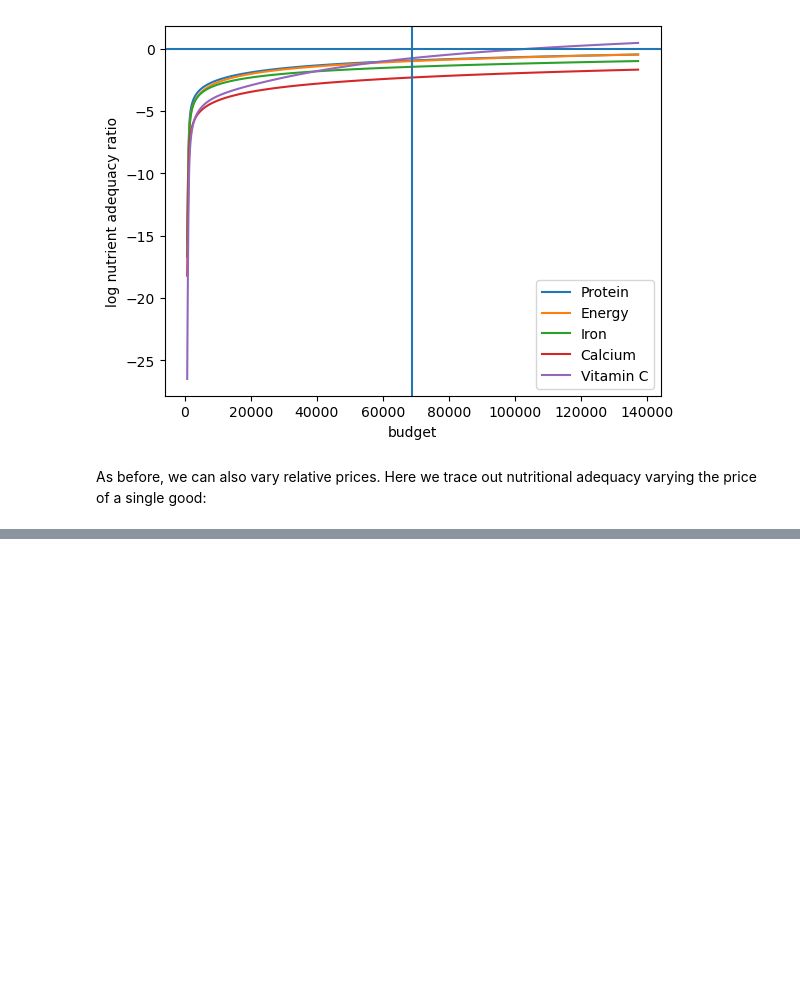
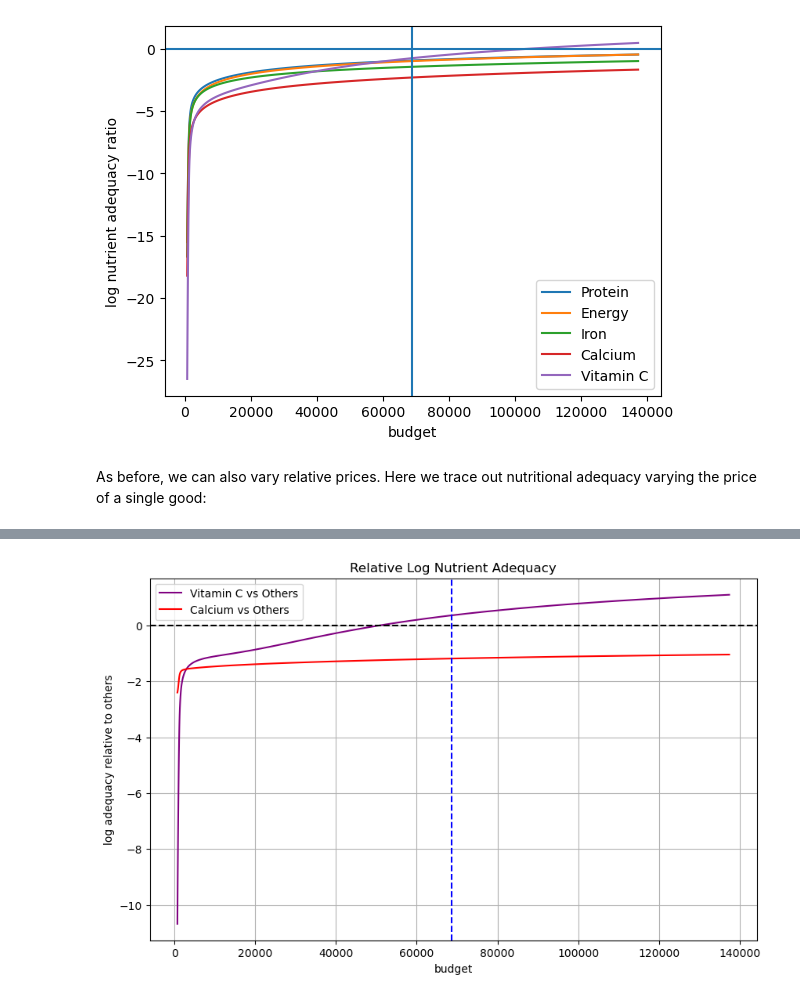
Before and after one commit to ploynapasorn/EEP153_project4, a Jupyter notebook: example_nutrition (3).ipynb, the cells around one changed output, grey strips where cells are left out. Cells and saved outputs as stored; diff of their text form; code cells hidden in the pictures; blank space fills up the shorter version.

Commit message:
relative adequacy graph

```diff
--- a/example_nutrition (3).ipynb
+++ b/example_nutrition (3).ipynb
@@ -512,0 +487,35 @@ Text(0.5, 0, 'log nutrient adequacy ratio')
+# %%
+X = np.geomspace(.01 * xref, 2 * xref, 100)
+
+# Compute nutrient adequacy ratios for all nutrients
+nutrient_logs = pd.DataFrame({
+    x: np.log(nutrient_adequacy_ratio(x, pbar, dbar))[UseNutrients]
+    for x in X
+}).T  # Shape: (100 budgets x 5 nutrients)
+
+# Extract Vitamin C and Calcium columns
+vitamin_c = nutrient_logs['Vitamin C']
+calcium = nutrient_logs['Calcium']
+
+# Compute average of all nutrients *excluding* Vitamin C and Calcium
+other_nutrients = [n for n in UseNutrients if n not in ['Vitamin C', 'Calcium']]
+others_avg = nutrient_logs[other_nutrients].mean(axis=1)
+
+# Compute relative log nutrient adequacy
+vitamin_c_rel = vitamin_c - others_avg
+calcium_rel = calcium - others_avg
+
+# Plot the significance graph
+plt.figure(figsize=(10, 6))
+plt.plot(X, vitamin_c_rel, label='Vitamin C vs Others', color='purple')
+plt.plot(X, calcium_rel, label='Calcium vs Others', color='red')
+plt.axhline(0, color='black', linestyle='--')
+plt.axvline(xref, color='blue', linestyle='--')
+plt.xlabel('budget')
+plt.ylabel('log adequacy relative to others')
+plt.title('Relative Log Nutrient Adequacy')
+plt.legend()
+plt.grid(True)
+plt.show()
+# %% [output]
+[figure, added]
```
Also changed, not shown: parts of 5 cells of this notebook.
